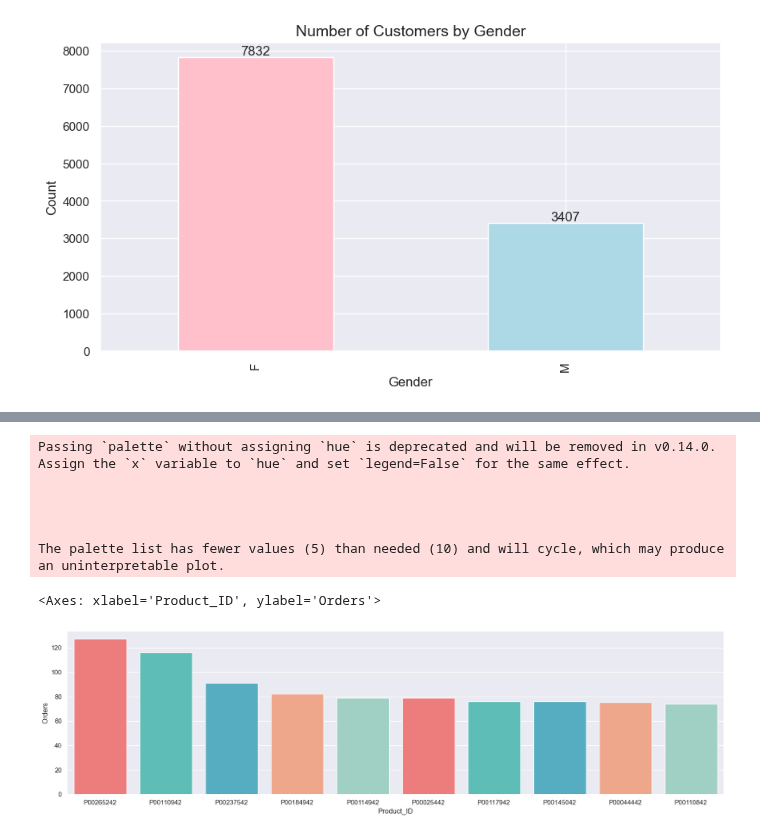
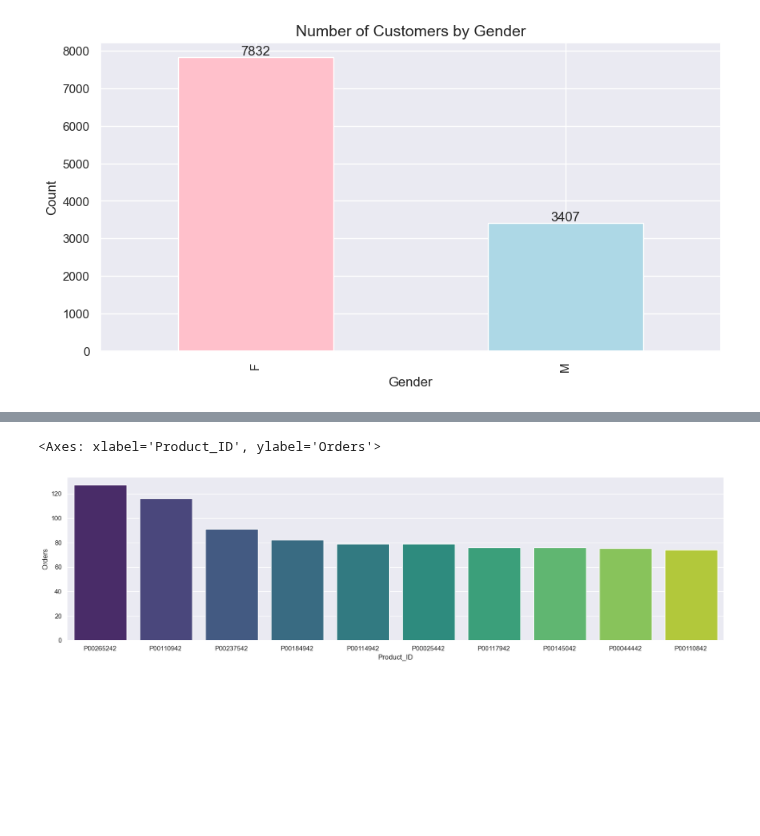
Before and after one commit to Vanshaj14Mohan/AIML-College, a Jupyter notebook: Assignment Two/main.ipynb, the cells around one changed output, grey strips where cells are left out. Saved outputs shown, nothing was run; the diff lists cells and outputs as text; code cells hidden in the pictures; blank space fills up the shorter version.

```diff
--- a/Assignment Two/main.ipynb
+++ b/Assignment Two/main.ipynb
@@ -299,14 +283,10 @@ The palette list has fewer values (5) than needed (10) and will cycle, which may
 # %%
+#Product_ID VS Orders
 sales_state = df.groupby(['Product_ID'], as_index=False)['Orders'].sum().sort_values(by='Orders', ascending=False).head(10)
 
 sns.set(rc={'figure.figsize':(20,5)})
-sns.barplot(data = sales_state, x = 'Product_ID',y= 'Orders', palette=['#FF6B6B', '#4ECDC4', '#45B7D1', '#FFA07A', '#98D8C8'])
+#sns.barplot(data = sales_state, x = 'Product_ID',y= 'Orders', palette=['#FF6B6B', '#4ECDC4', '#45B7D1', '#FFA07A', '#98D8C8'])
+sns.barplot(data = sales_state, x = 'Product_ID', hue="Product_ID",y= 'Orders', palette="viridis")
 # %% [output]
-Passing `palette` without assigning `hue` is deprecated and will be removed in v0.14.0. Assign the `x` variable to `hue` and set `legend=False` for the same effect.
-
-
-
-
-The palette list has fewer values (5) than needed (10) and will cycle, which may produce an uninterpretable plot.
+<Axes: xlabel='Product_ID', ylabel='Orders'>
-<Axes: xlabel='Product_ID', ylabel='Orders'>
-[figure, old version]
+[figure, new version]
```
Also changed, not shown: parts of 3 cells of this notebook.
